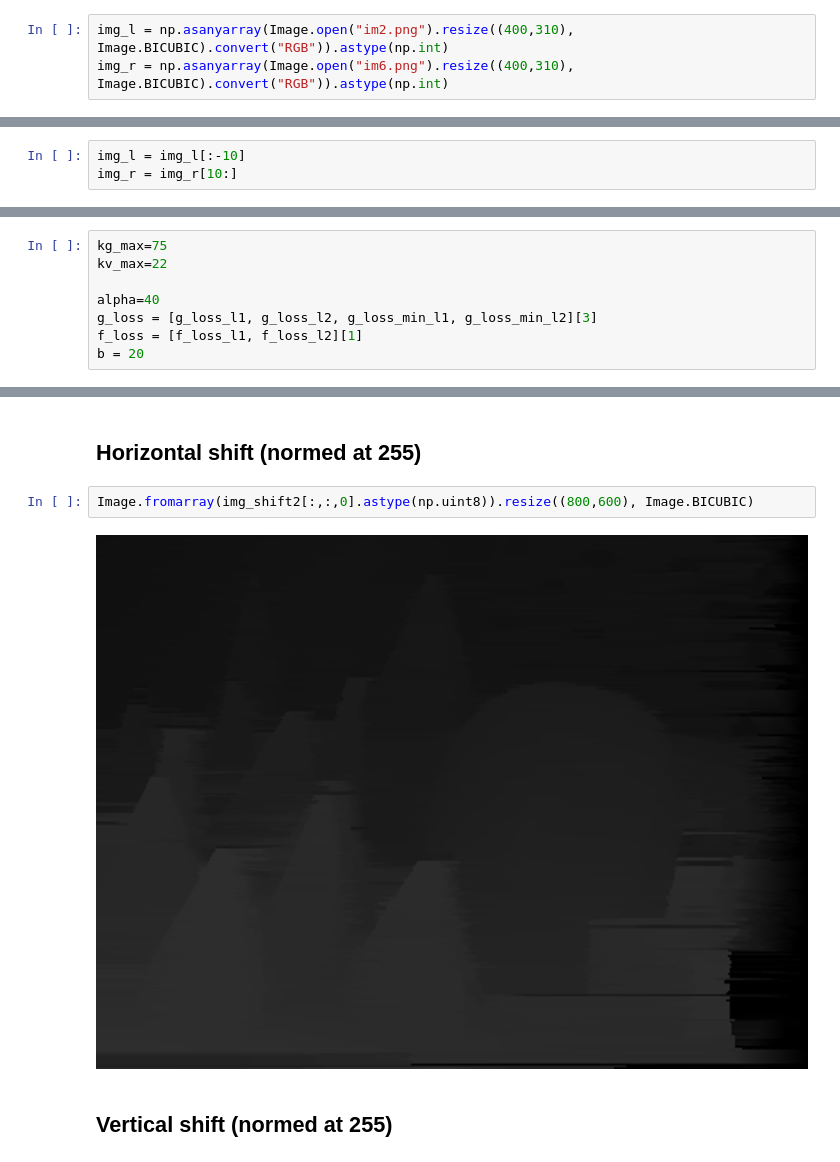
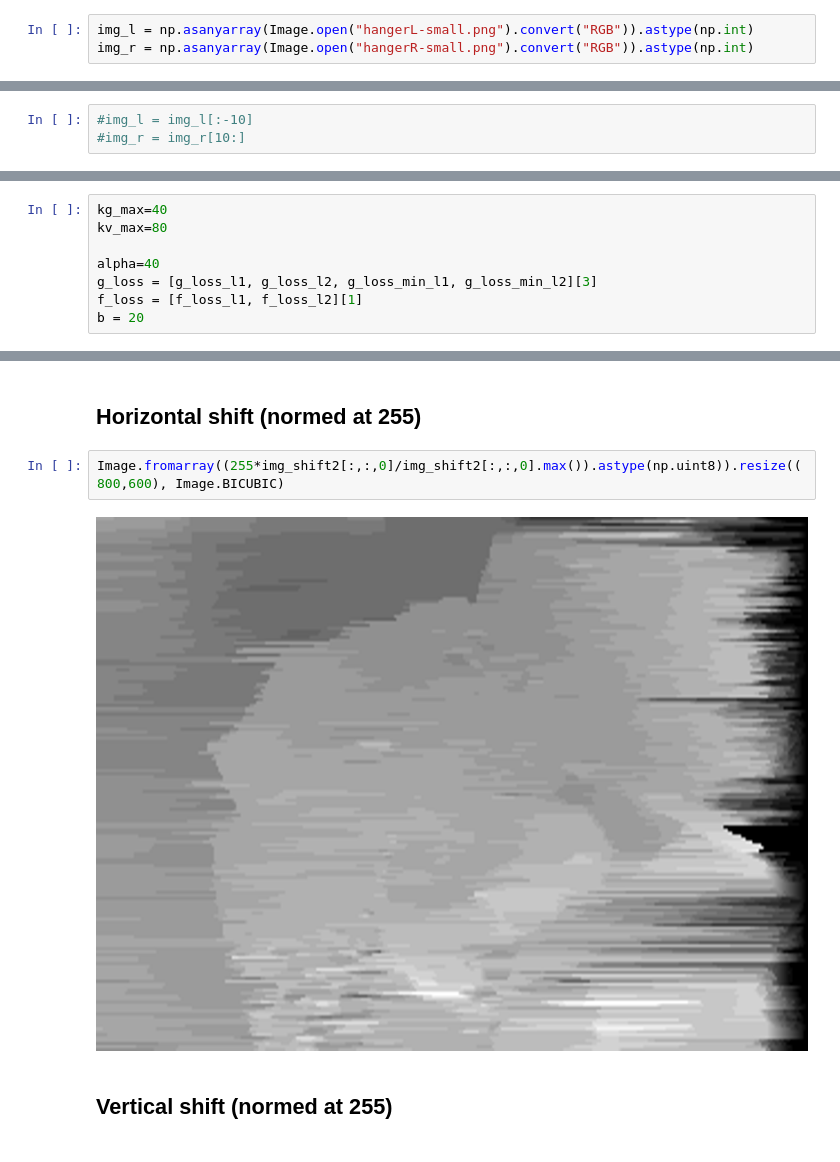
Before and after one commit to ArcaneStudent/stereolabs, a Jupyter notebook: lab1/lab1_diagonal.ipynb, the cells around one changed output, grey strips where cells are left out. Saved outputs shown, nothing was run; the diff lists cells and outputs as text.

```diff
--- a/lab1/lab1_diagonal.ipynb
+++ b/lab1/lab1_diagonal.ipynb
@@ -8,5 +8,5 @@ from math import sqrt
 # %% [markdown]
 ## Images reading&resizing
 # %%
-img_l = np.asanyarray(Image.open("im2.png").resize((400,310), Image.BICUBIC).convert("RGB")).astype(np.int)
-img_r = np.asanyarray(Image.open("im6.png").resize((400,310), Image.BICUBIC).convert("RGB")).astype(np.int)
+img_l = np.asanyarray(Image.open("hangerL-small.png").convert("RGB")).astype(np.int)
+img_r = np.asanyarray(Image.open("hangerR-small.png").convert("RGB")).astype(np.int)
@@ -16,6 +13,6 @@ img_r = np.asanyarray(Image.open("im6.png").resize((400,310), Image.BICUBIC).con
 # %%
-img_l = img_l[:-10]
-img_r = img_r[10:]
+#img_l = img_l[:-10]
+#img_r = img_r[10:]
 # %%
 img_l.shape
 # %% [output]
@@ -47,8 +44,8 @@ def f_loss_l2(a):
 # %% [markdown]
 ## Params definition
 # %%
-kg_max=75
-kv_max=22
+kg_max=40
+kv_max=80
 
 alpha=40
 g_loss = [g_loss_l1, g_loss_l2, g_loss_min_l1, g_loss_min_l2][3]
@@ -159,9 +150,9 @@ array([[21, 21, 21, ..., 20, 20, 20],
 # %% [markdown]
 ## Horizontal shift (normed at 255)
 # %%
-Image.fromarray(img_shift2[:,:,0].astype(np.uint8)).resize((800,600), Image.BICUBIC)
+Image.fromarray((255*img_shift2[:,:,0]/img_shift2[:,:,0].max()).astype(np.uint8)).resize((800,600), Image.BICUBIC)
 # %% [output]
-[figure, old version]
+[figure, new version]
 # %% [markdown]
 ## Vertical shift (normed at 255)
 # %%
```
Also changed, not shown: parts of 12 cells of this notebook, 8 other files.
